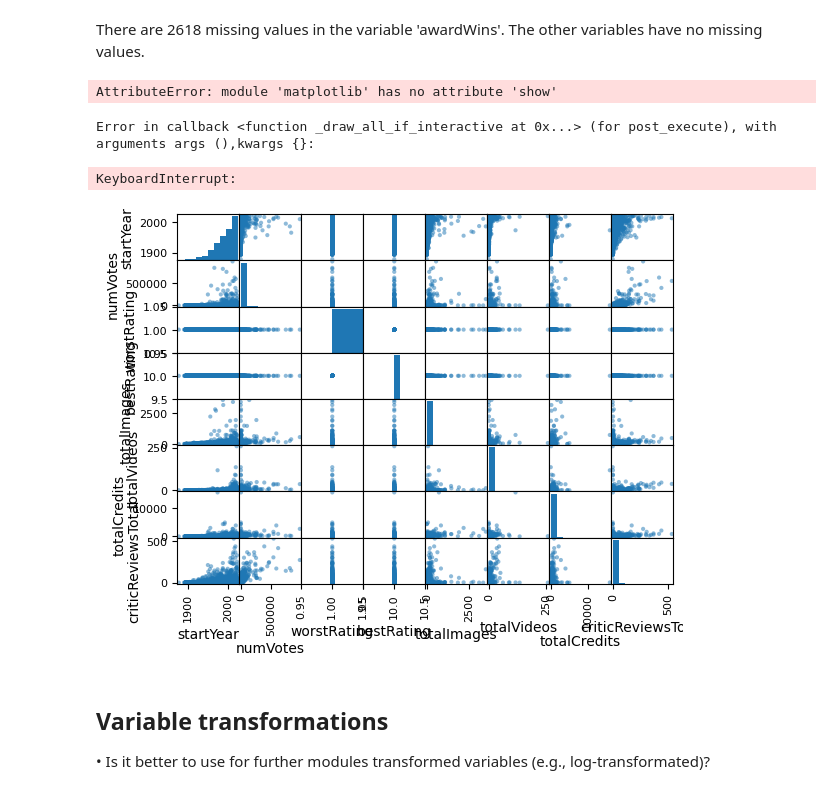
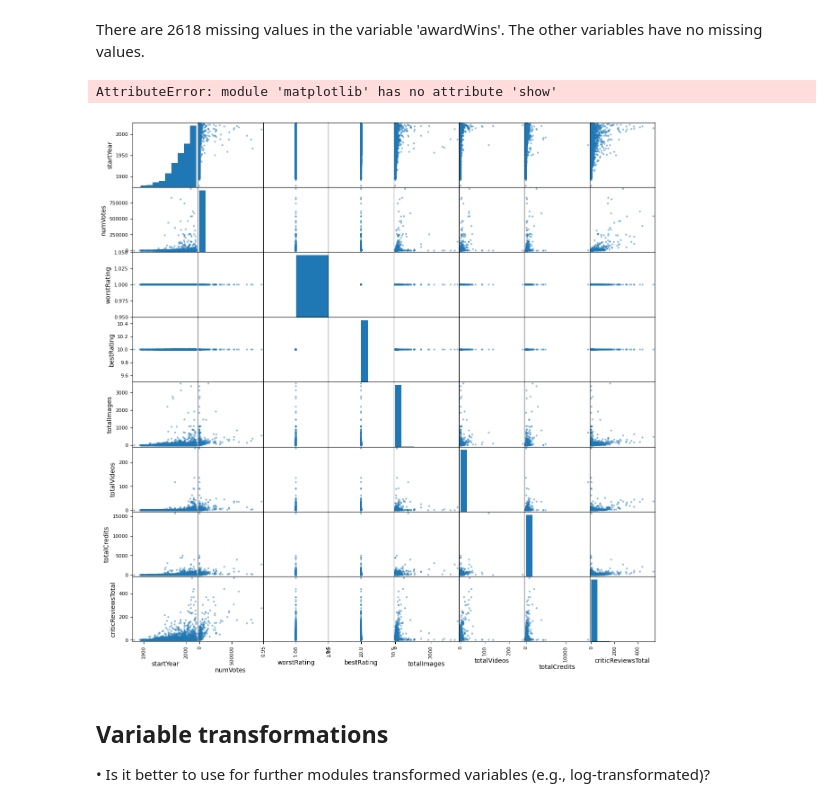
Before and after one commit to luigiascio/Data-Mining-I, a Jupyter notebook: DM1_project.ipynb, the cells around one changed output. Cells and saved outputs as stored; diff of their text form; code cells hidden in the pictures.

Commit message:
graph enlarged

```diff
--- a/DM1_project.ipynb
+++ b/DM1_project.ipynb
@@ -107,14 +107,11 @@ dtype: int64
 # %% [markdown]
 There are 2618 missing values in the variable 'awardWins'. The other variables have no missing values.
 # %%
-pd.plotting.scatter_matrix(df[['startYear', 'numVotes', 'worstRating', 'bestRating', 'totalImages',	'totalVideos', 'totalCredits','criticReviewsTotal']])
+pd.plotting.scatter_matrix(df[['startYear', 'numVotes', 'worstRating', 'bestRating', 'totalImages',	'totalVideos', 'totalCredits','criticReviewsTotal']], figsize=(15, 15))
 plt.show()
-jinjagajinja
 # %% [output]
 AttributeError: module 'matplotlib' has no attribute 'show'
-Error in callback <function _draw_all_if_interactive at 0x...> (for post_execute), with arguments args (),kwargs {}:
-KeyboardInterrupt:
-[figure, old version]
+[figure, new version]
 # %% [markdown]
 ## Variable transformations
  • Is it better to use for further modules transformed variables (e.g., log-transformated)?
```
